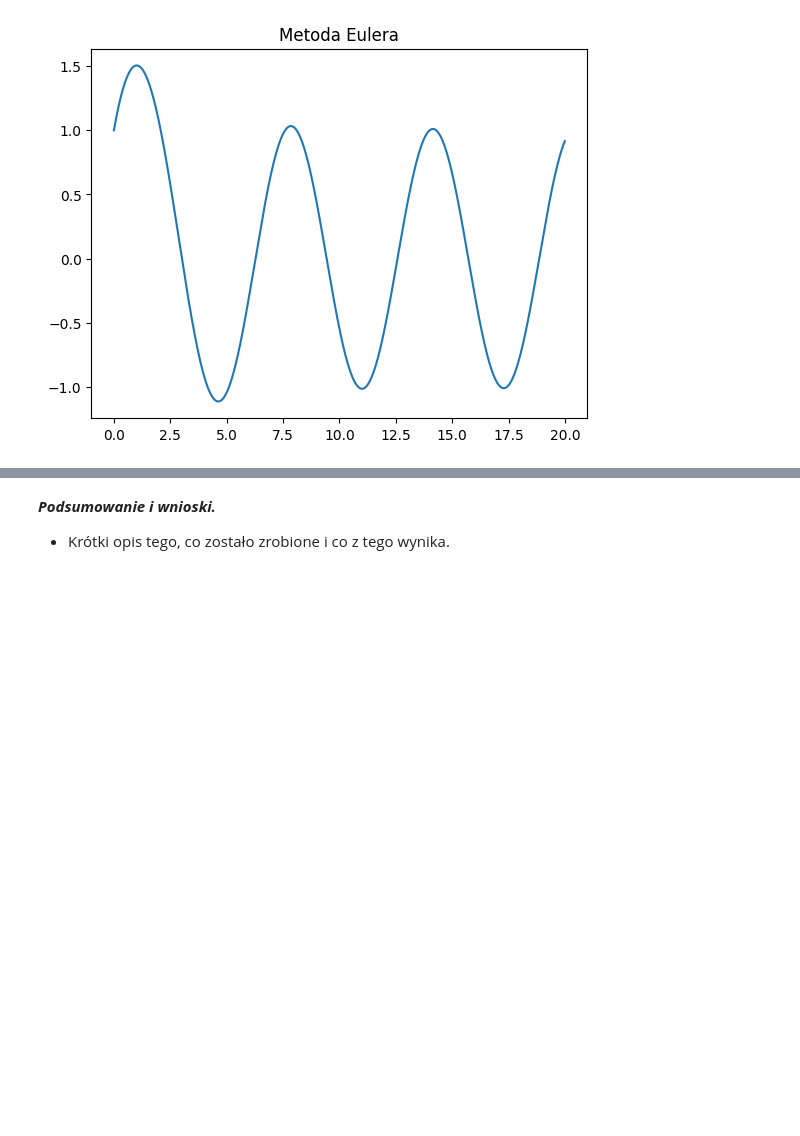
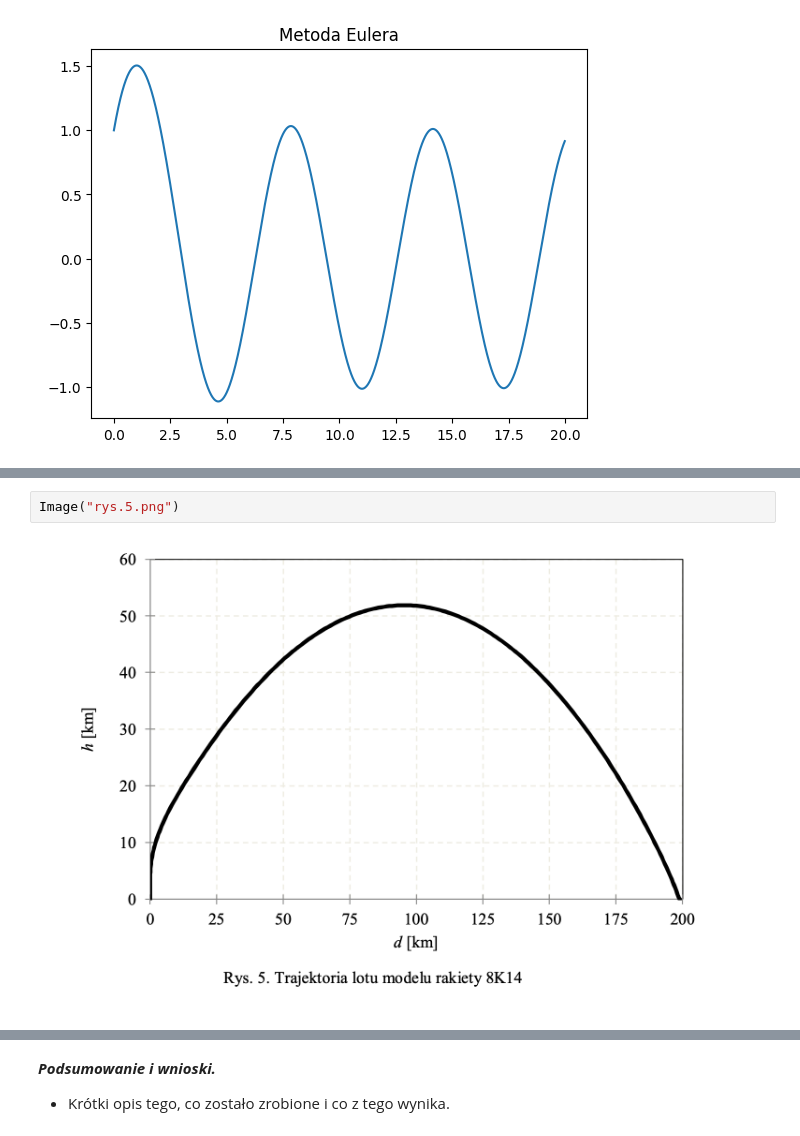
Before and after one commit to MariaNowacka/projekt_rozniczki, a Jupyter notebook: Cieslik_Nowacka.ipynb, the cells around one changed output, grey strips where cells are left out. Drawn from its saved outputs; the diff is of its cells as text; blank space fills up the shorter version.

```diff
--- a/Cieslik_Nowacka.ipynb
+++ b/Cieslik_Nowacka.ipynb
@@ -190,0 +281,4 @@ py.show()
+# %%
+Image("rys.5.png")
+# %% [output]
+[figure, added]
```
Also changed, not shown: parts of 31 cells of this notebook.
